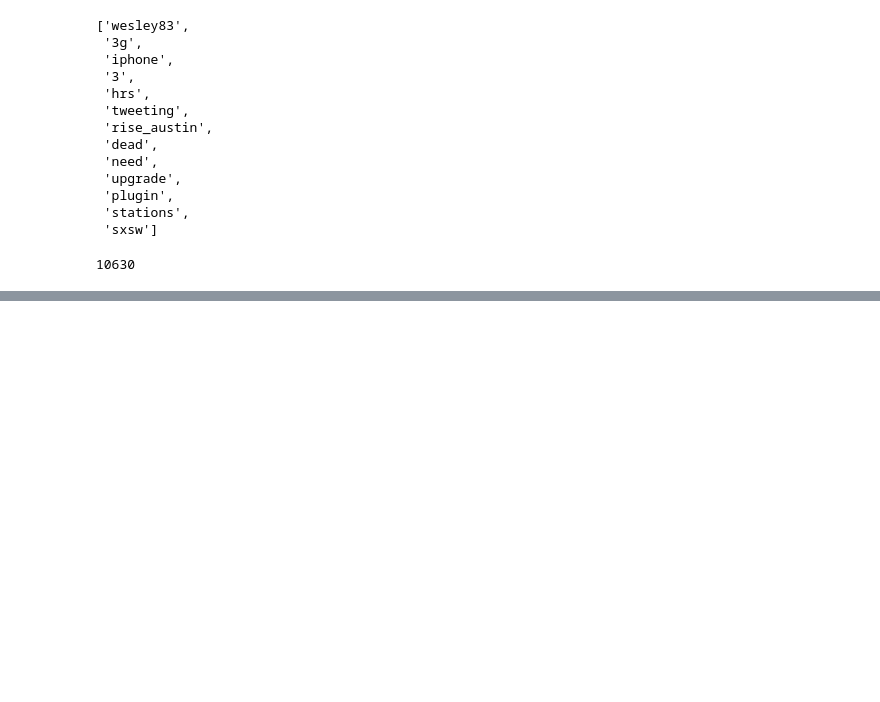
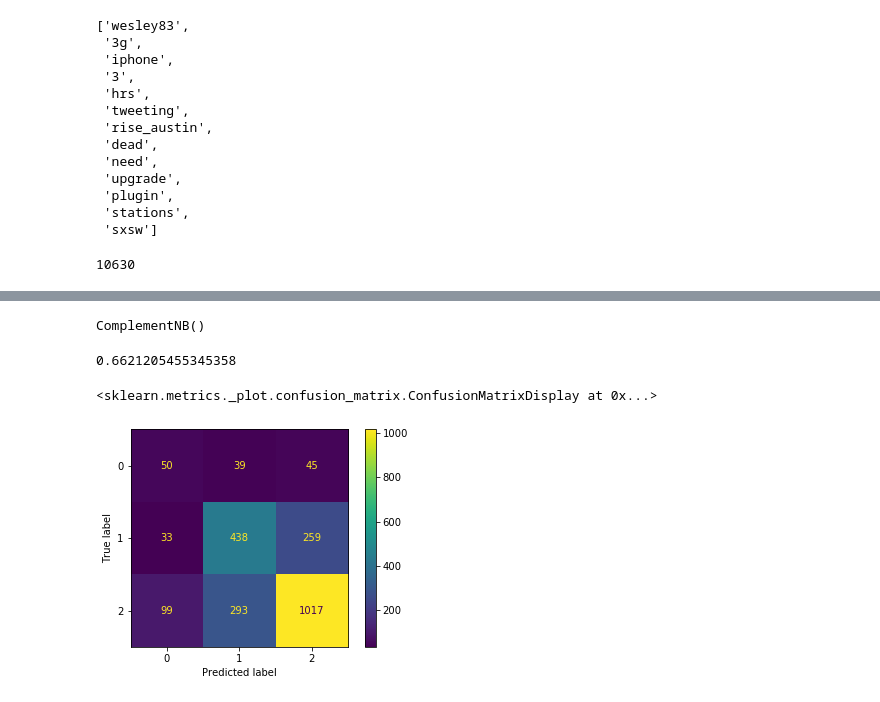
Before and after one commit to christisarv/NLP-sentiment-analysis, a Jupyter notebook: Data Exploration Notebook.ipynb, the cells around one changed output, grey strips where cells are left out. Saved outputs shown, nothing was run; the diff lists cells and outputs as text; code cells hidden in the pictures; blank space fills up the shorter version.

```diff
--- a/Data Exploration Notebook.ipynb
+++ b/Data Exploration Notebook.ipynb
@@ -354,0 +413,16 @@ plt.show()
+# %%
+cnb = ComplementNB()
+cnb.fit(tfidf_train, y_train)
+# %% [output]
+ComplementNB()
+# %%
+train_preds = cnb.predict(tfidf_train)
+test_preds = cnb.predict(tfidf_test)
+# %%
+print(accuracy_score(y_test, test_preds))
+
+plot_confusion_matrix(cnb, tfidf_test, y_test)
+# %% [output]
+0.6621205455345358
+<sklearn.metrics._plot.confusion_matrix.ConfusionMatrixDisplay at 0x...>
+[figure, added]
```
Also changed, not shown: parts of 22 cells of this notebook.
